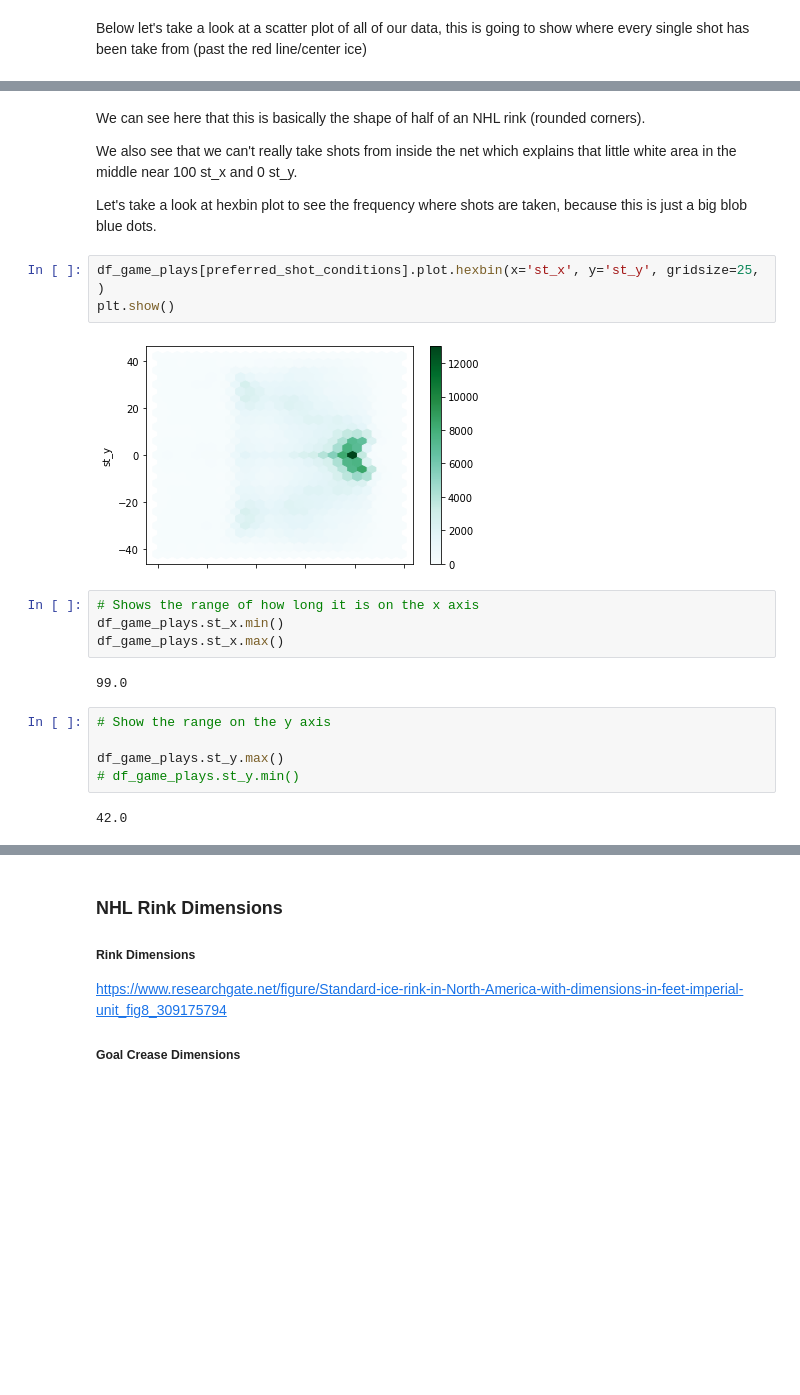
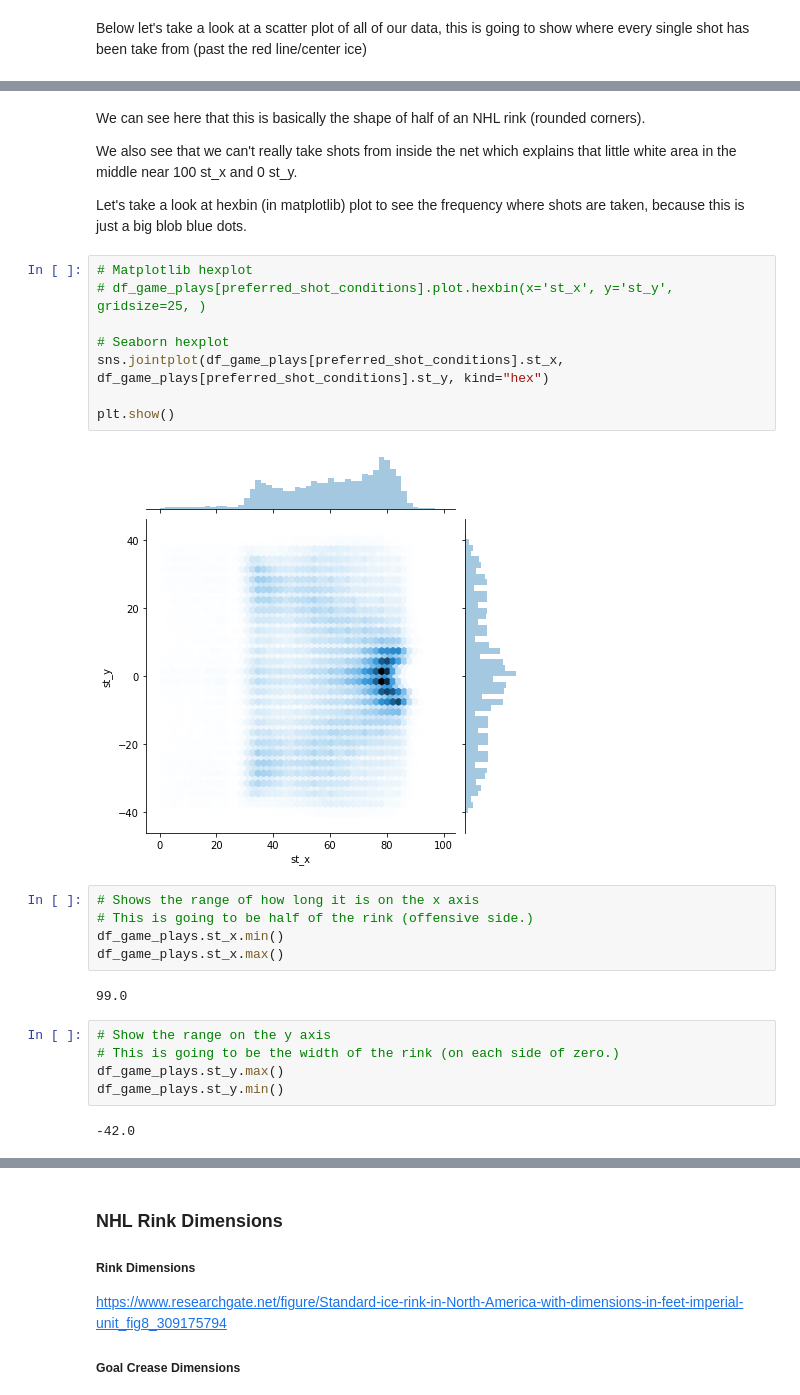
Before and after one commit to dgmouris/nhl-data-analysis-with-pandas, a Jupyter notebook: Intro to pandas by analyzing shots in the NHL.ipynb, the cells around one changed output, grey strips where cells are left out. Cells and saved outputs as stored; diff of their text form; blank space fills up the shorter version.

```diff
--- a/Intro to pandas by analyzing shots in the NHL.ipynb
+++ b/Intro to pandas by analyzing shots in the NHL.ipynb
@@ -150,25 +183,31 @@ We can see here that this is basically the shape of half of an NHL rink (rounded
 
 We also see that we can't really take shots from inside the net which explains that little white area in the middle near 100 st_x and 0 st_y.
 
-Let's take a look at hexbin plot to see the frequency where shots are taken, because this is just a big blob blue dots.
+Let's take a look at hexbin (in matplotlib) plot to see the frequency where shots are taken, because this is just a big blob blue dots.
 # %%
-df_game_plays[preferred_shot_conditions].plot.hexbin(x='st_x', y='st_y', gridsize=25, )
+# Matplotlib hexplot
+# df_game_plays[preferred_shot_conditions].plot.hexbin(x='st_x', y='st_y', gridsize=25, )
+
+# Seaborn hexplot
+sns.jointplot(df_game_plays[preferred_shot_conditions].st_x, df_game_plays[preferred_shot_conditions].st_y, kind="hex")
+
 plt.show()
 # %% [output]
-[figure, old version]
+[figure, new version]
 # %%
 # Shows the range of how long it is on the x axis
+# This is going to be half of the rink (offensive side.)
 df_game_plays.st_x.min()
 df_game_plays.st_x.max()
 # %% [output]
 99.0
 # %%
 # Show the range on the y axis
-
+# This is going to be the width of the rink (on each side of zero.)
 df_game_plays.st_y.max()
-# df_game_plays.st_y.min()
+df_game_plays.st_y.min()
 # %% [output]
-42.0
+-42.0
 # %% [markdown]
 ## NHL Home plate shots (high danger scoring chances)
 
```
Also changed, not shown: parts of 17 cells of this notebook.
